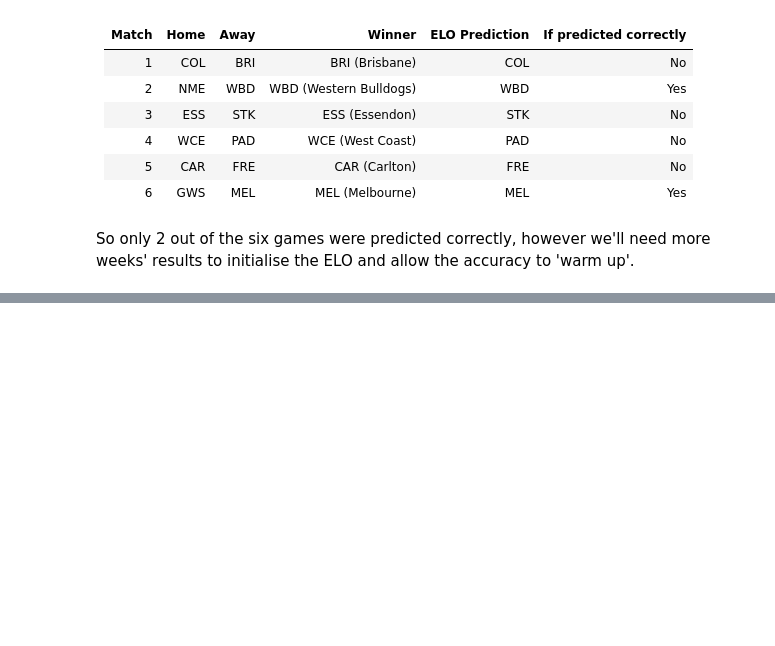
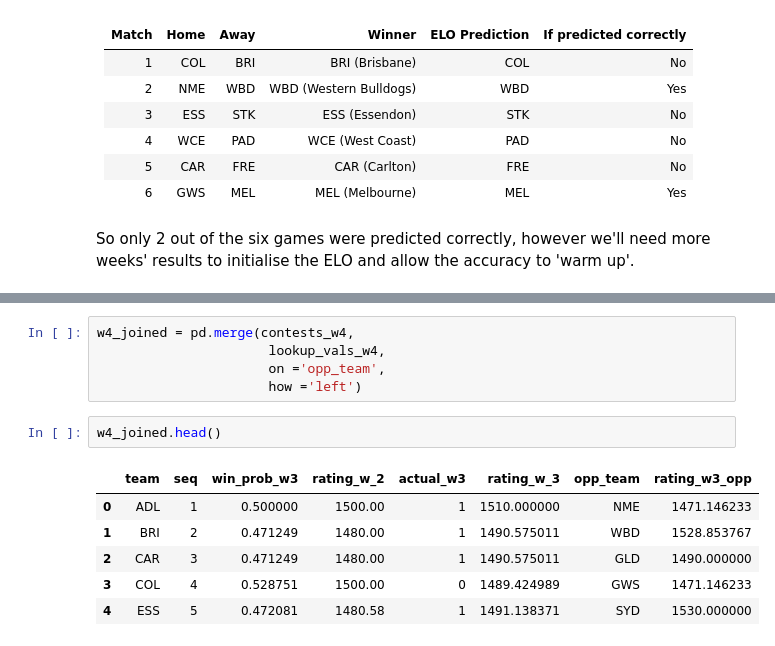
Before and after one commit to stevegabriel1/afl_elo_ratings, a Jupyter notebook: basic_version.ipynb, the cells around one changed output, grey strips where cells are left out. Drawn from its saved outputs; the diff is of its cells as text; blank space fills up the shorter version.

```diff
--- a/basic_version.ipynb
+++ b/basic_version.ipynb
@@ -507,0 +564,14 @@ So only 2 out of the six games were predicted correctly, however we'll need more
+# %%
+w4_joined = pd.merge(contests_w4,
+                      lookup_vals_w4,
+                      on ='opp_team',
+                      how ='left')
+# %%
+w4_joined.head()
+# %% [output]
+|  | team | seq | win_prob_w3 | rating_w_2 | actual_w3 | rating_w_3 | opp_team | rating_w3_opp |
+| 0 | ADL | 1 | 0.500000 | 1500.00 | 1 | 1510.000000 | NME | 1471.146233 |
+| 1 | BRI | 2 | 0.471249 | 1480.00 | 1 | 1490.575011 | WBD | 1528.853767 |
+| 2 | CAR | 3 | 0.471249 | 1480.00 | 1 | 1490.575011 | GLD | 1490.000000 |
+| 3 | COL | 4 | 0.528751 | 1500.00 | 0 | 1489.424989 | GWS | 1471.146233 |
+| 4 | ESS | 5 | 0.472081 | 1480.58 | 1 | 1491.138371 | SYD | 1530.000000 |
```
Also changed, not shown: parts of 11 cells of this notebook.
